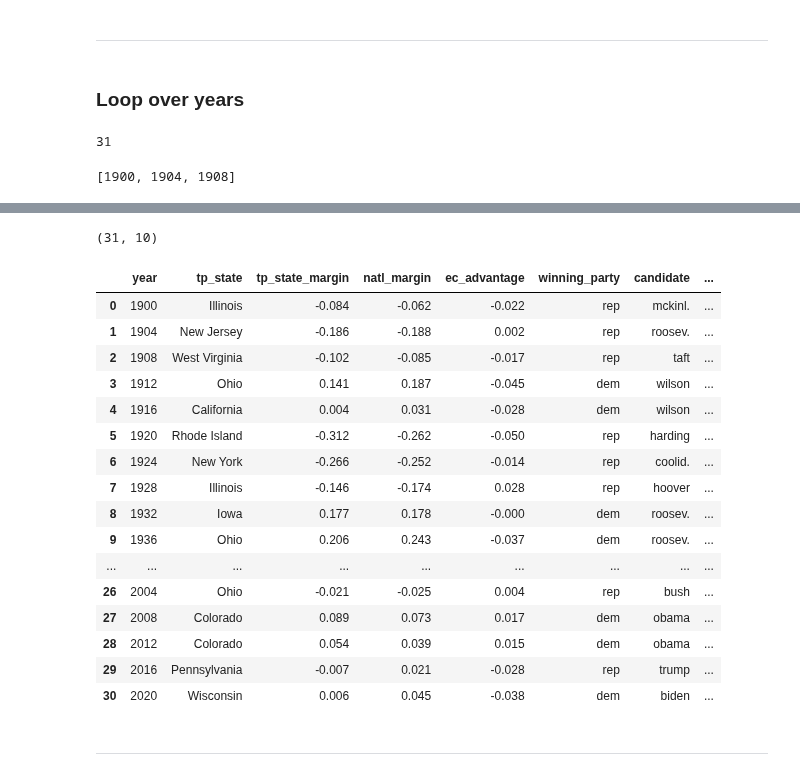
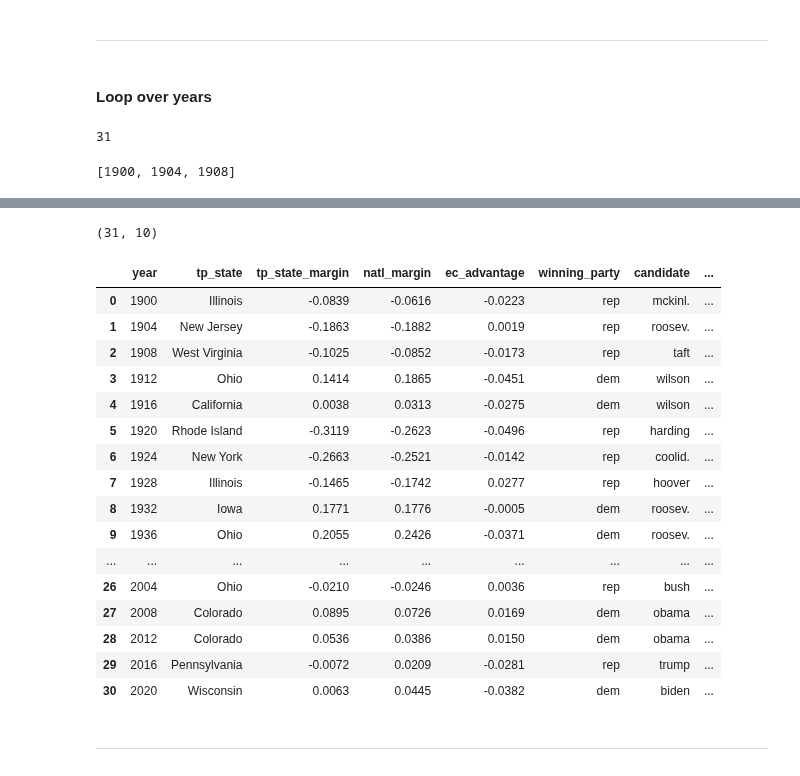
Before and after one commit to yontartu/electoral-college-advantage, a Jupyter notebook: scrape_elections_atlas.ipynb, the cells around one changed output, grey strips where cells are left out. Saved outputs shown, nothing was run; the diff lists cells and outputs as text; code cells hidden in the pictures.

Commit message:
clean up nb

```diff
--- a/scrape_elections_atlas.ipynb
+++ b/scrape_elections_atlas.ipynb
@@ -62,7 +74,7 @@ def get_popular_vote_margin(df):
 # %%
 def get_tipping_point_state(df):
     """
-    Calculate tipping point state, after sorting voteshare by
+    Calculate tipping point state, after sorting vote margin by
     winning party and calculating the critical number of EVs.
     """
     tp_state = df.copy()
@@ -72,17 +84,22 @@ def get_tipping_point_state(df):
     tp_state['cum_ev'] = tp_state.ev_total.cumsum()
     winning_ev = math.ceil(tp_state.ev_total.sum()/2)
     tipping_state = tp_state[tp_state.cum_ev > winning_ev]['state'].iloc[0]
-    tipping_state_margin = tp_state[tp_state.state == tipping_state]['dem_margin'].iloc[0]
+    tipping_state_margin = tp_state[tp_state.state == tipping_state][f'dem_margin'].iloc[0]
 
     print('tp state:', tipping_state)
     print('tp state margin', tipping_state_margin)
     return tipping_state, tipping_state_margin
 # %%
 def get_election_winner(df):
+    """
+    Find the party that won the most overall EVs.
+    """
     return df.groupby('winner')['ev_total'].sum().idxmax()
 # %%
 def scrape_atlas_year(year):
     """
+    Scrape state-level election results from the US Elections atlas, by year.
+    Returns raw soup of election returns table.
     """
     url = f'https://uselectionatlas.org/RESULTS/data.php?year={year}&datatype=national&def=1'
     print(url)
@@ -95,6 +112,8 @@ def scrape_atlas_year(year):
 # %%
 def generate_atlas_table(data_raw, pres_candidates_df):
     """
+    From raw soup of election returns, generate a clean dataframe
+    containing EV counts, voteshares and raw vote totals by state.
     """
     raw_text = []
     raw_color = []
@@ -166,7 +185,7 @@ def generate_atlas_table(data_raw, pres_candidates_df):
 # %% [markdown]
 ---
 # %% [markdown]
-### Loop over years
+#### Loop over years
 # %%
 years = list(np.arange(1900, 2024, 4))
 print(len(years))
@@ -210,35 +229,35 @@ tp state margin 0.6300000000000026
 # %%
 df_final = df_final.reset_index(drop=True)
 df_final = pd.merge(df_final,
                     pres_candidates.rename(columns={'party': 'winning_party'}),
                     how='left',
                     on=['year', 'winning_party'])
-df_final = df_final.round(3)
+df_final = df_final.round(4)
 df_final['ec_advantage_display'] = df_final.ec_advantage.apply(lambda x: str(round((x*100), 1)) + '%')
 df_final['winning_party_display'] = df_final.winning_party.str.title()
 df_final['candidate_display'] = df_final.candidate.str.title()
 
 print(df_final.shape)
 df_final
 # %% [output]
 (31, 10)
 |  | year | tp_state | tp_state_margin | natl_margin | ec_advantage | winning_party | candidate | ... |
-| 0 | 1900 | Illinois | -0.084 | -0.062 | -0.022 | rep | mckinl. | ... |
-| 1 | 1904 | New Jersey | -0.186 | -0.188 | 0.002 | rep | roosev. | ... |
-| 2 | 1908 | West Virginia | -0.102 | -0.085 | -0.017 | rep | taft | ... |
-| 3 | 1912 | Ohio | 0.141 | 0.187 | -0.045 | dem | wilson | ... |
-| 4 | 1916 | California | 0.004 | 0.031 | -0.028 | dem | wilson | ... |
-| 5 | 1920 | Rhode Island | -0.312 | -0.262 | -0.050 | rep | harding | ... |
-| 6 | 1924 | New York | -0.266 | -0.252 | -0.014 | rep | coolid. | ... |
-| 7 | 1928 | Illinois | -0.146 | -0.174 | 0.028 | rep | hoover | ... |
-| 8 | 1932 | Iowa | 0.177 | 0.178 | -0.000 | dem | roosev. | ... |
-| 9 | 1936 | Ohio | 0.206 | 0.243 | -0.037 | dem | roosev. | ... |
+| 0 | 1900 | Illinois | -0.0839 | -0.0616 | -0.0223 | rep | mckinl. | ... |
+| 1 | 1904 | New Jersey | -0.1863 | -0.1882 | 0.0019 | rep | roosev. | ... |
+| 2 | 1908 | West Virginia | -0.1025 | -0.0852 | -0.0173 | rep | taft | ... |
+| 3 | 1912 | Ohio | 0.1414 | 0.1865 | -0.0451 | dem | wilson | ... |
+| 4 | 1916 | California | 0.0038 | 0.0313 | -0.0275 | dem | wilson | ... |
+| 5 | 1920 | Rhode Island | -0.3119 | -0.2623 | -0.0496 | rep | harding | ... |
+| 6 | 1924 | New York | -0.2663 | -0.2521 | -0.0142 | rep | coolid. | ... |
+| 7 | 1928 | Illinois | -0.1465 | -0.1742 | 0.0277 | rep | hoover | ... |
+| 8 | 1932 | Iowa | 0.1771 | 0.1776 | -0.0005 | dem | roosev. | ... |
+| 9 | 1936 | Ohio | 0.2055 | 0.2426 | -0.0371 | dem | roosev. | ... |
 | ... | ... | ... | ... | ... | ... | ... | ... | ... |
-| 26 | 2004 | Ohio | -0.021 | -0.025 | 0.004 | rep | bush | ... |
-| 27 | 2008 | Colorado | 0.089 | 0.073 | 0.017 | dem | obama | ... |
-| 28 | 2012 | Colorado | 0.054 | 0.039 | 0.015 | dem | obama | ... |
-| 29 | 2016 | Pennsylvania | -0.007 | 0.021 | -0.028 | rep | trump | ... |
-| 30 | 2020 | Wisconsin | 0.006 | 0.045 | -0.038 | dem | biden | ... |
+| 26 | 2004 | Ohio | -0.0210 | -0.0246 | 0.0036 | rep | bush | ... |
+| 27 | 2008 | Colorado | 0.0895 | 0.0726 | 0.0169 | dem | obama | ... |
+| 28 | 2012 | Colorado | 0.0536 | 0.0386 | 0.0150 | dem | obama | ... |
+| 29 | 2016 | Pennsylvania | -0.0072 | 0.0209 | -0.0281 | rep | trump | ... |
+| 30 | 2020 | Wisconsin | 0.0063 | 0.0445 | -0.0382 | dem | biden | ... |
 # %%
 df_final.to_csv('data/tipping_point_states.csv', index=False)
 # %%
```
Also changed, not shown: parts of 6 cells of this notebook, 1 other file.
